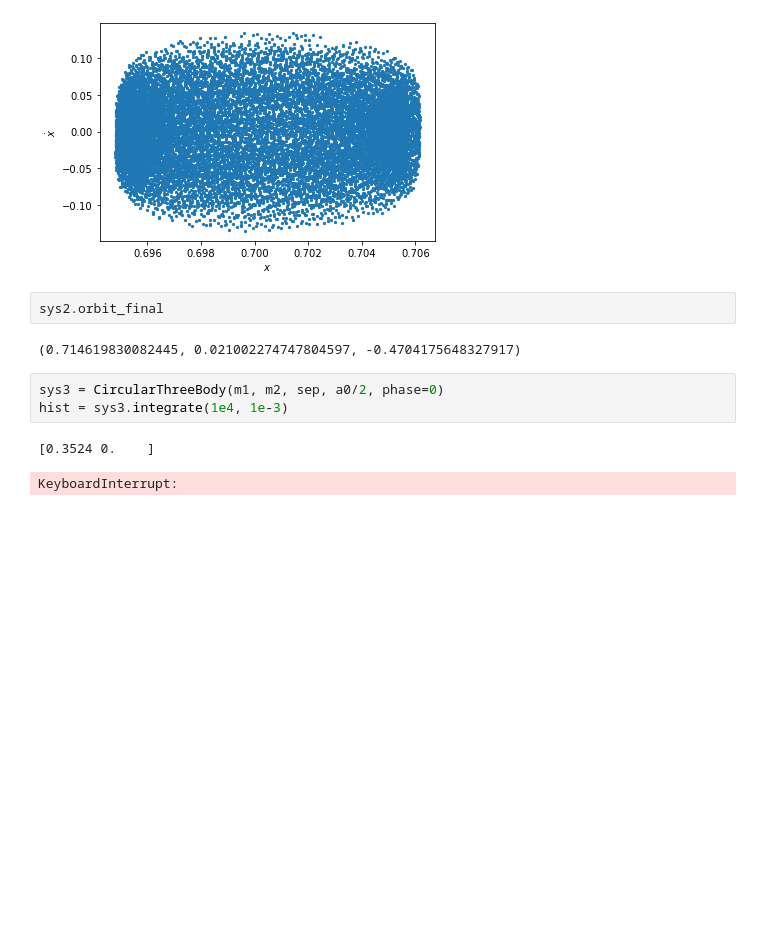
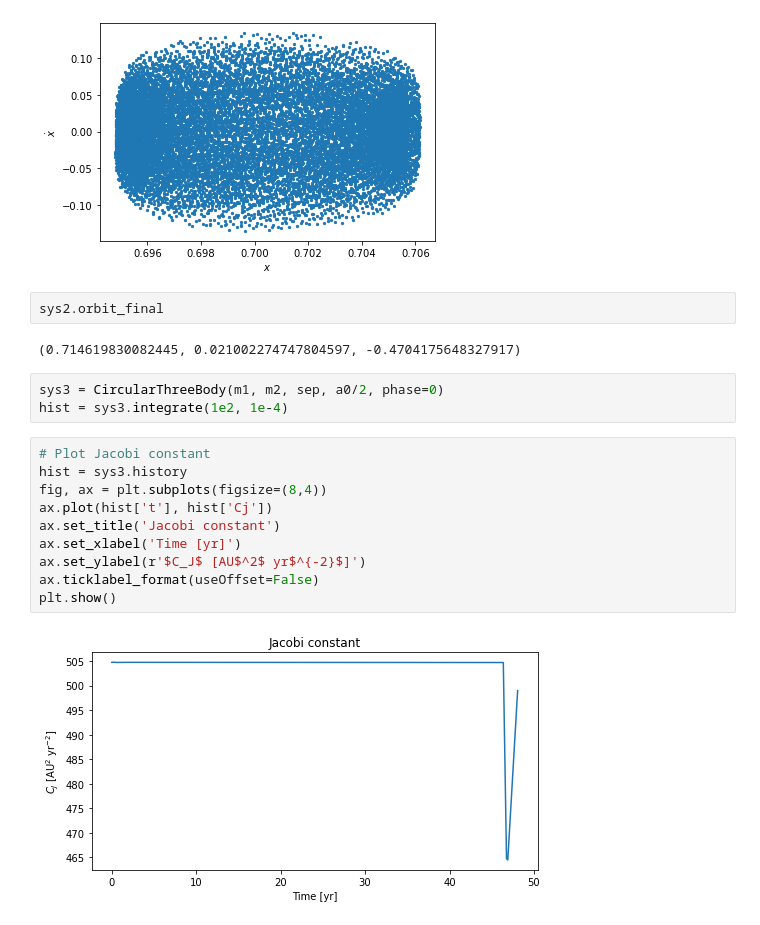
Before and after one commit to lodubay/dynamics, a Jupyter notebook: hw2.ipynb, the cells around one changed output. Cells and saved outputs as stored; diff of their text form; blank space fills up the shorter version.

```diff
--- a/hw2.ipynb
+++ b/hw2.ipynb
@@ -345,7 +327,16 @@ sys2.orbit_final
 (0.714619830082445, 0.021002274747804597, -0.4704175648327917)
 # %%
 sys3 = CircularThreeBody(m1, m2, sep, a0/2, phase=0)
-hist = sys3.integrate(1e4, 1e-3)
+hist = sys3.integrate(1e2, 1e-4)
-# %% [output]
-[0.3524 0.    ]
-KeyboardInterrupt:
+# %%
+# Plot Jacobi constant
+hist = sys3.history
+fig, ax = plt.subplots(figsize=(8,4))
+ax.plot(hist['t'], hist['Cj'])
+ax.set_title('Jacobi constant')
+ax.set_xlabel('Time [yr]')
+ax.set_ylabel(r'$C_J$ [AU$^2$ yr$^{-2}$]')
+ax.ticklabel_format(useOffset=False)
+plt.show()
+# %% [output]
+[figure, added]
```
Also changed, not shown: parts of 4 cells of this notebook.
